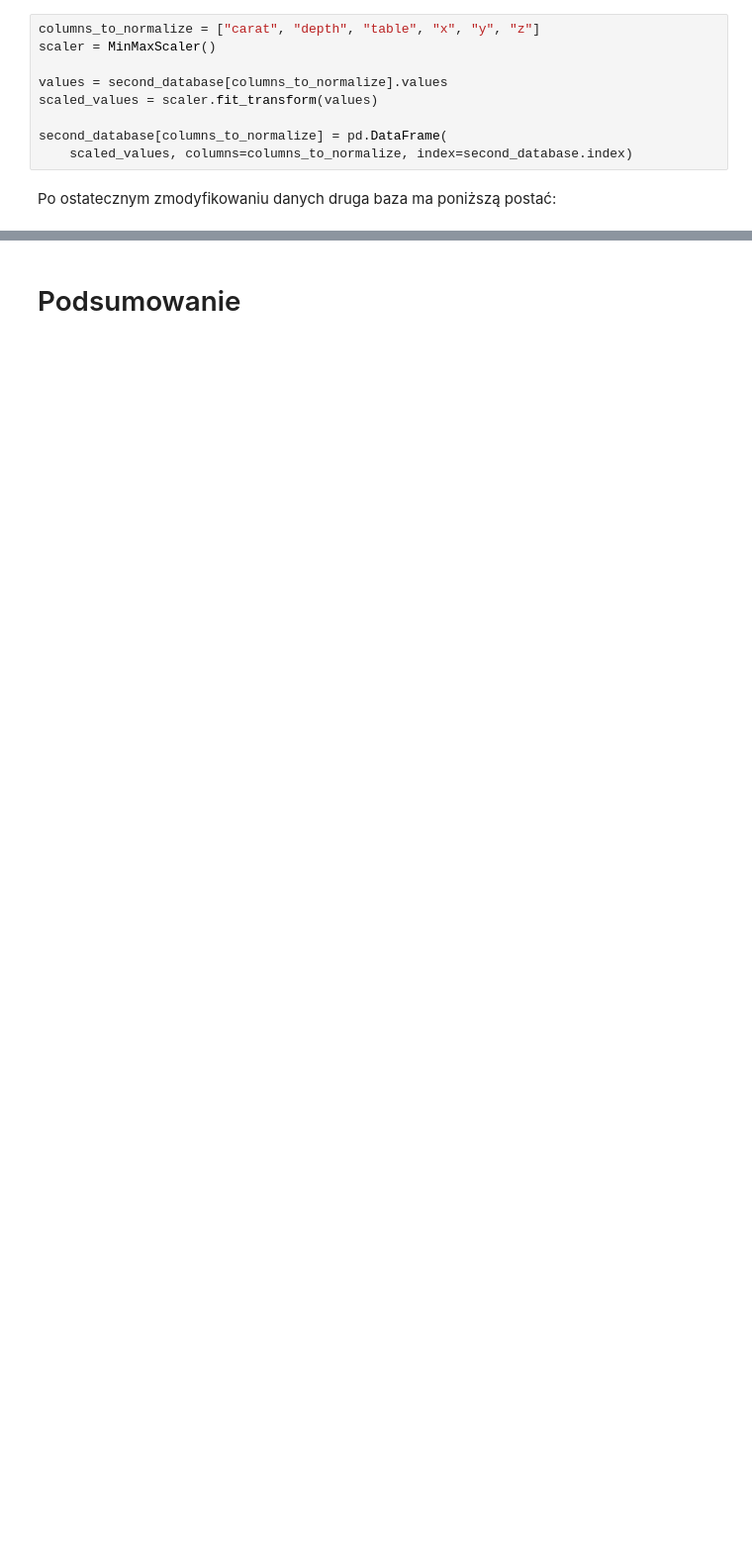
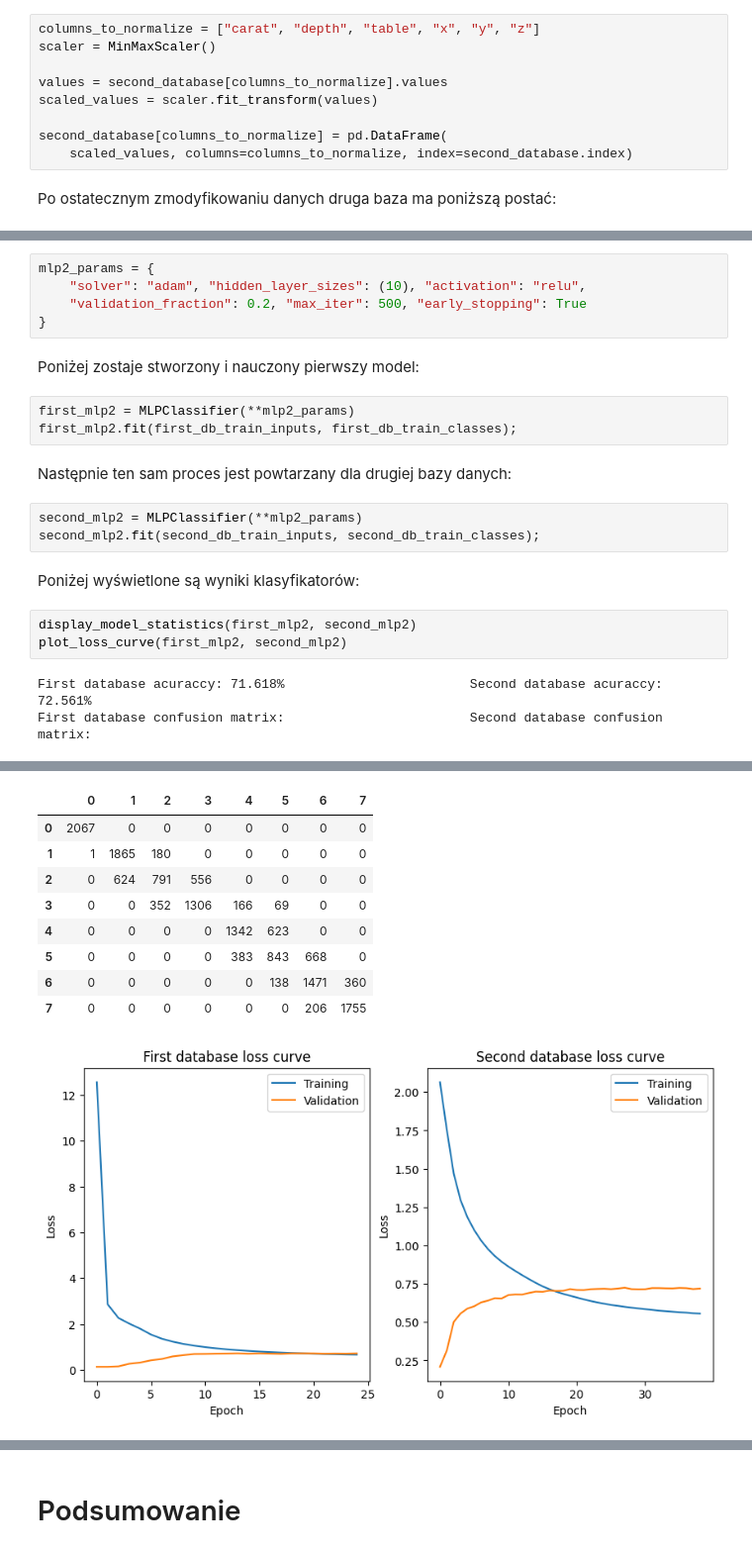
Before and after one commit to wgola/computional-intelligence-exercises, a Jupyter notebook: project2/project2.ipynb, the cells around one changed output, grey strips where cells are left out. Shown at 99% size. Drawn from its saved outputs; the diff is of its cells as text; blank space fills up the shorter version.

```diff
--- a/project2/project2.ipynb
+++ b/project2/project2.ipynb
@@ -202,0 +677,23 @@ W tym celu wykorzystam
+# %%
+mlp2_params = {
+    "solver": "adam", "hidden_layer_sizes": (10), "activation": "relu",
+    "validation_fraction": 0.2, "max_iter": 500, "early_stopping": True
+}
+# %% [markdown]
+Poniżej zostaje stworzony i nauczony pierwszy model:
+# %%
+first_mlp2 = MLPClassifier(**mlp2_params)
+first_mlp2.fit(first_db_train_inputs, first_db_train_classes);
+# %% [markdown]
+Następnie ten sam proces jest powtarzany dla drugiej bazy danych:
+# %%
+second_mlp2 = MLPClassifier(**mlp2_params)
+second_mlp2.fit(second_db_train_inputs, second_db_train_classes);
+# %% [markdown]
+Poniżej wyświetlone są wyniki klasyfikatorów:
+# %%
+display_model_statistics(first_mlp2, second_mlp2)
+plot_loss_curve(first_mlp2, second_mlp2)
+# %% [output]
+First database acuraccy: 71.618%                        Second database acuraccy: 72.561%
+First database confusion matrix:                        Second database confusion matrix:
@@ -202,0 +709,10 @@ W tym celu wykorzystam
+|  | 0 | 1 | 2 | 3 | 4 | 5 | 6 | 7 |
+| 0 | 2067 | 0 | 0 | 0 | 0 | 0 | 0 | 0 |
+| 1 | 1 | 1865 | 180 | 0 | 0 | 0 | 0 | 0 |
+| 2 | 0 | 624 | 791 | 556 | 0 | 0 | 0 | 0 |
+| 3 | 0 | 0 | 352 | 1306 | 166 | 69 | 0 | 0 |
+| 4 | 0 | 0 | 0 | 0 | 1342 | 623 | 0 | 0 |
+| 5 | 0 | 0 | 0 | 0 | 383 | 843 | 668 | 0 |
+| 6 | 0 | 0 | 0 | 0 | 0 | 138 | 1471 | 360 |
+| 7 | 0 | 0 | 0 | 0 | 0 | 0 | 206 | 1755 |
+[figure, added]
```
Also changed, not shown: parts of 126 cells of this notebook.
